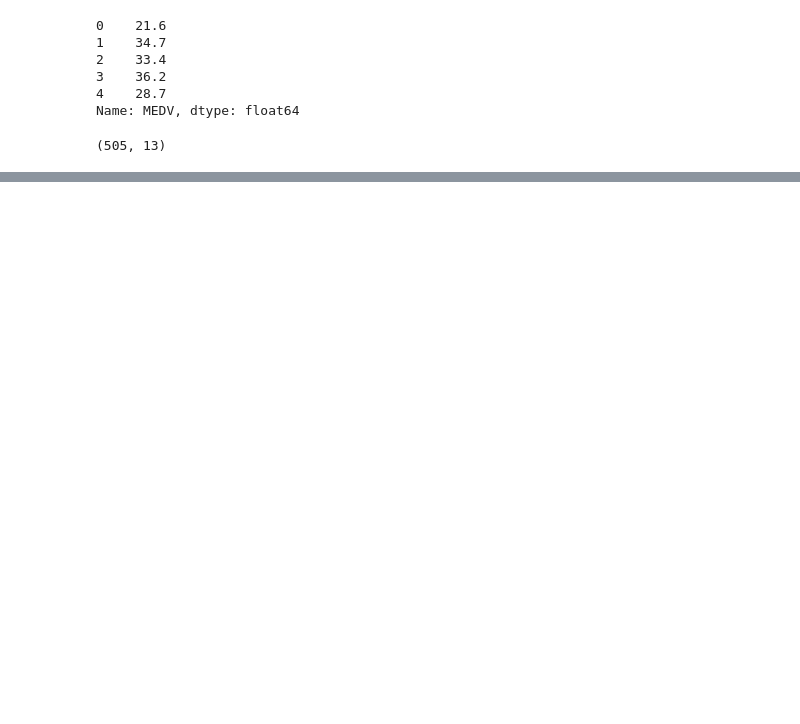
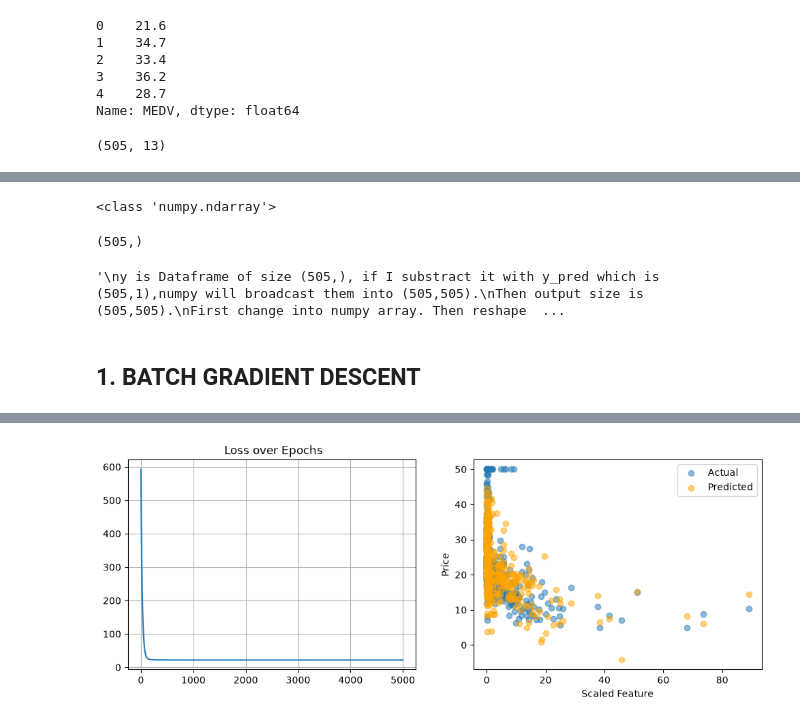
Before and after one commit to Deepanjali-Sharma/Machine_learning_practice, a Jupyter notebook: LinearRegression/LinearRegression.ipynb, the cells around one changed output, grey strips where cells are left out. Saved outputs shown, nothing was run; the diff lists cells and outputs as text; code cells hidden in the pictures; blank space fills up the shorter version.

```diff
--- a/LinearRegression/LinearRegression.ipynb
+++ b/LinearRegression/LinearRegression.ipynb
@@ -186,0 +200,4 @@ X.shape
+# %%
+m = X_scaled.shape[0]
+X_final = np.c_[np.ones((m, 1)), X_scaled]  #np.c_ means column-wise concatenation.
+"""concatenated the one's row """
@@ -186,0 +224,4 @@ X.shape
+# %%
+weights = np.random.randn(X_final.shape[1],1) * 0.01
+"""np.random.randn is generates random numbers from a standard normal distribution.
+and the values are big so multiply with 0.01 to make it close to 0."""
@@ -186,0 +234,70 @@ X.shape
+# %%
+print(type(weights))
+# %% [output]
+<class 'numpy.ndarray'>
+# %%
+y.shape
+# %% [output]
+(505,)
+# %%
+y = y.to_numpy().reshape(-1, 1)
+"""
+y is Dataframe of size (505,), if I substract it with y_pred which is (505,1),numpy will broadcast them into (505,505).
+Then output size is (505,505).
+First change into numpy array. Then reshape to (505,1).
+Why -1? --> reshape(rows, columns) --> I know I want 1 column. You figure out the number of rows. NumPy counts the elements automatically.
+"""
+# %% [output]
+'\ny is Dataframe of size (505,), if I substract it with y_pred which is (505,1),numpy will broadcast them into (505,505).\nThen output size is (505,505).\nFirst change into numpy array. Then reshape  ...
+# %%
+X_scaled = df.iloc[:, :-1].values  #This converts it to a NumPy array
+# %% [markdown]
+## 1. BATCH GRADIENT DESCENT
+# %%
+#BATCH GRADIENT DESCENT
+epoch1 = 5000
+learning_rate1 = 0.01
+N = X.shape[0]
+
+weights1 = weights
+
+loss_hist1 = []
+i=0
+j=0
+for i in range(epoch1+1):
+    y_pred1 = X_final @ weights1 #matrix multiplication of X and weights
+    loss1 = np.mean((y_pred1 - y) **2)    #calculate loss
+    loss_hist1.append(loss1)
+
+    error1 = y_pred1 - y
+
+    gradient1 = (2/N) * (X_final.T @ error1)
+
+    #update the weights
+    weights1 = weights1 - learning_rate1 * gradient1
+
+    #print progress
+    if(i%50 == 0):
+        print(f"At epoch {i:4d} : Loss is {loss1:.2f}")
+
+
+#Visualization
+# 7. RESULTS
+print("\nTraining Complete!")
+print(f"Final Weights (scaled space): {weights1.flatten()}")
+
+# 8. PLOT
+plt.figure(figsize=(12, 4))
+plt.subplot(1, 2, 1)
+plt.plot(loss_hist1)
+plt.title(" Loss over Epochs")
+plt.grid(True)
+
+plt.subplot(1, 2, 2)
+plt.scatter(X_scaled[:, 0], y, alpha=0.5, label="Actual")  # Plotting RM (index 5) is better, but using feature 0 (CRIM) for demonstration
+plt.scatter(X_scaled[:, 0], y_pred1, alpha=0.5, label="Predicted", color="orange")
+plt.xlabel("Scaled Feature")
+plt.ylabel("Price")
+plt.legend()
+plt.show()
+# %% [output]
@@ -186,0 +321 @@ X.shape
+[figure, added]
```
Also changed, not shown: parts of 26 cells of this notebook.
